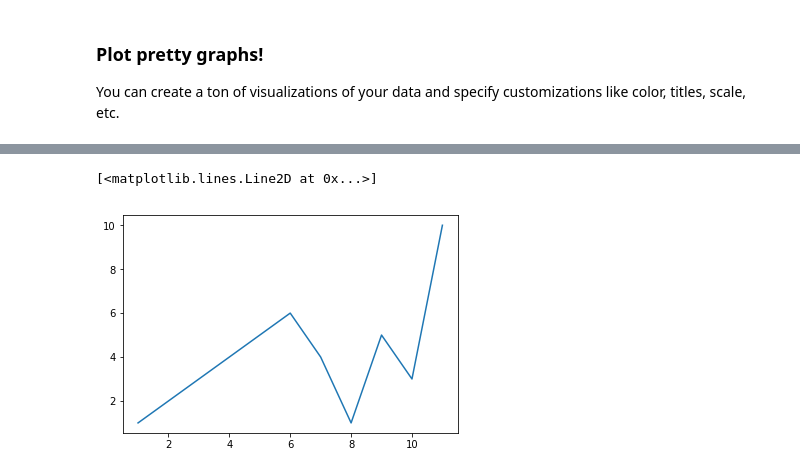
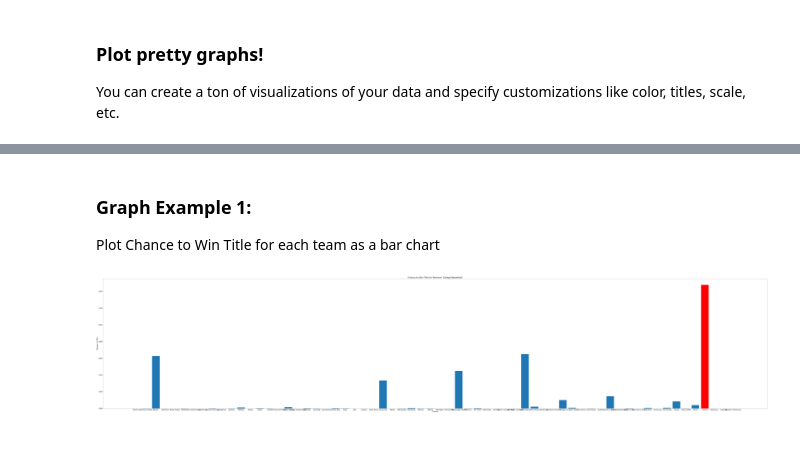
Before and after one commit to dianetam523/Python-Mathematics-Handbook, a Jupyter notebook: GWC Workshop Avon.ipynb, the cells around one changed output, grey strips where cells are left out. Drawn from its saved outputs; the diff is of its cells as text; code cells hidden in the pictures; blank space fills up the shorter version.

```diff
--- a/GWC Workshop Avon.ipynb
+++ b/GWC Workshop Avon.ipynb
@@ -170,5 +204,13 @@ matplotlib.rcParams['figure.figsize'] = [150, 40]
-# %%
-plt.plot(xs, ys)
-# %% [output]
-[<matplotlib.lines.Line2D at 0x...>]
-[figure, removed]
+# %% [markdown]
+### Graph Example 1:
+Plot Chance to Win Title for each team as a bar chart
+# %%
+barchart = plt.bar(teamNames, chanceWinTitle);
+barchart[0].set_color('r') # re-colors the max bar, which we know is at index 0 to red color
+plt.title("Chance to Win Title for Womens' College Basketball")
+plt.xlabel("Teams")
+plt.ylabel("Chance To Win")
+
+matplotlib.rcParams['figure.figsize'] = [150, 30]
+# %% [output]
+[figure, added]
```
Also changed, not shown: parts of 14 cells of this notebook.
